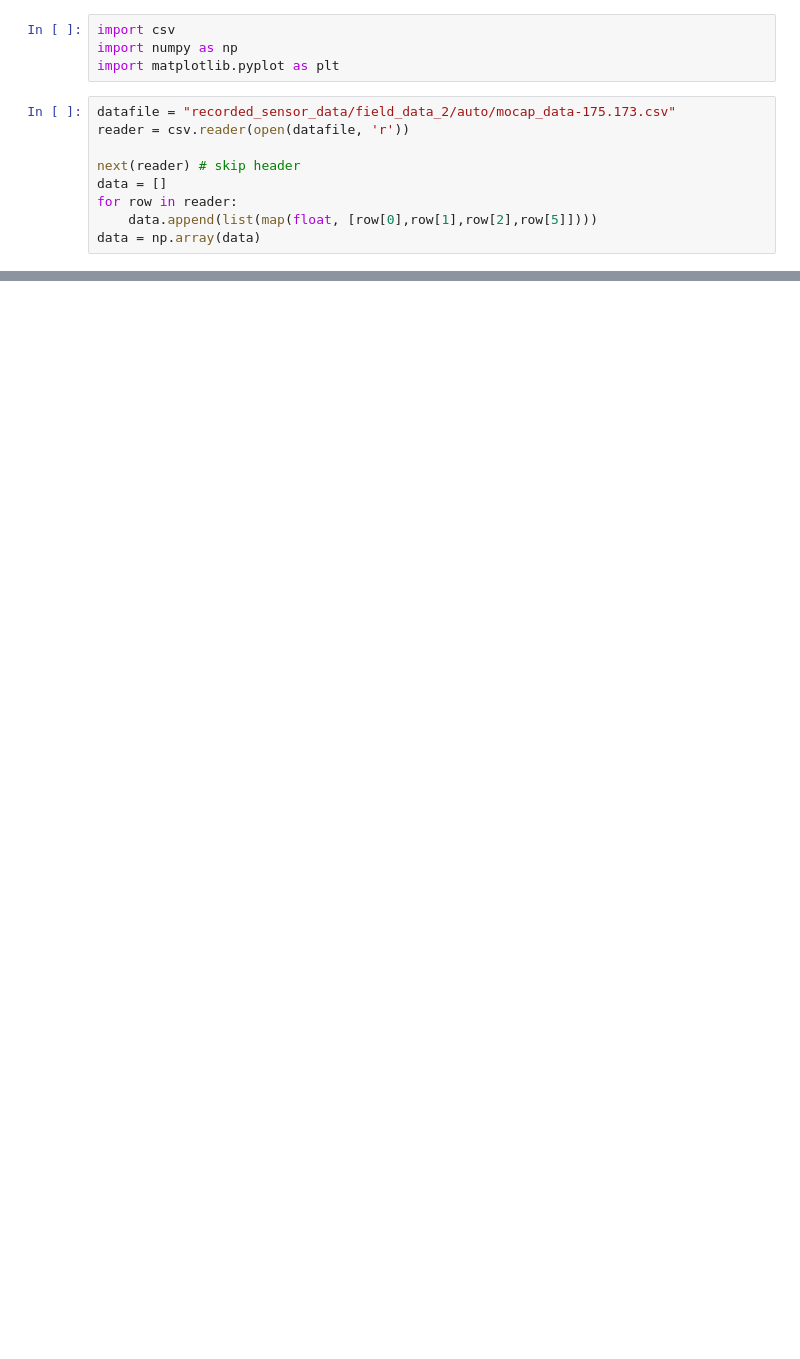
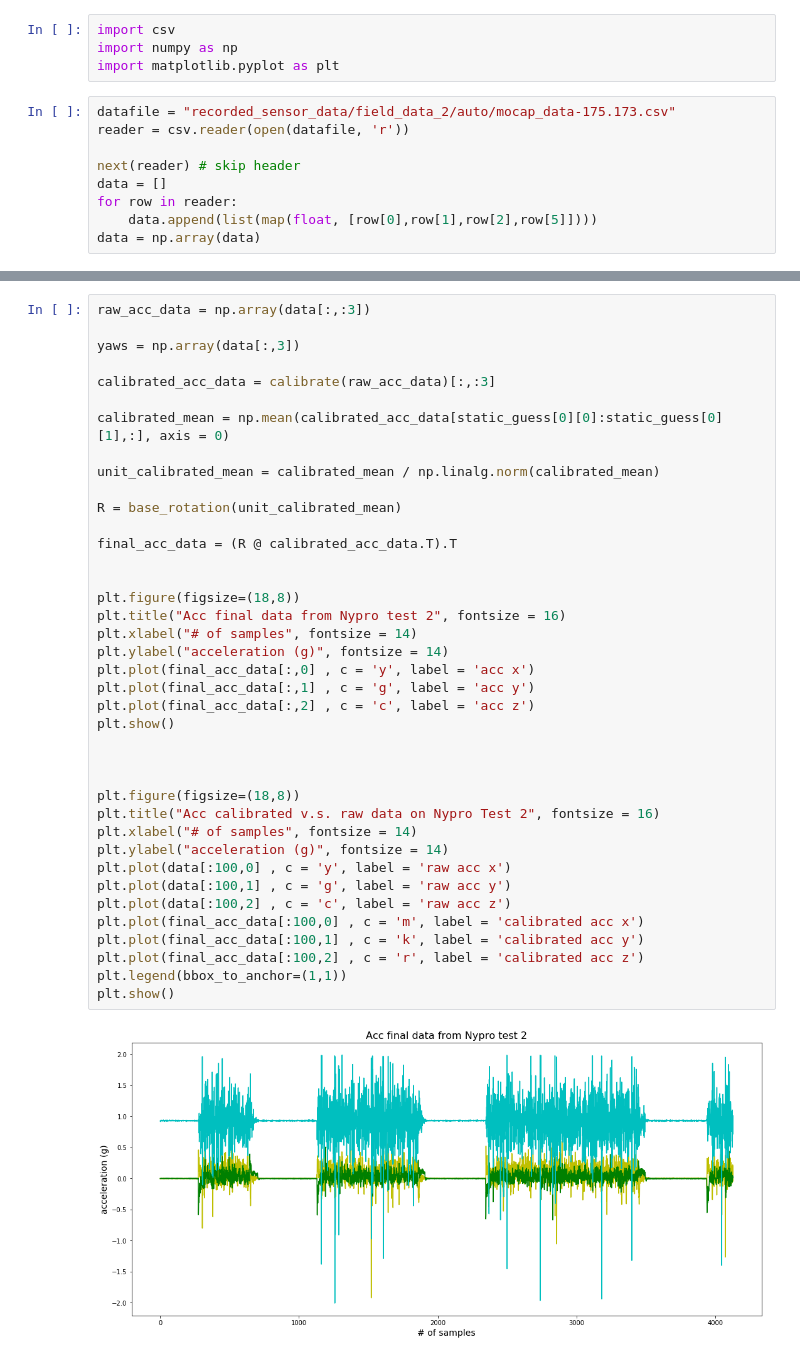
Before and after one commit to PHIL-MQP/phil, a Jupyter notebook: python/notebooks/Field Trip IMU Drift.ipynb, the cells around one changed output, grey strips where cells are left out. Drawn from its saved outputs; the diff is of its cells as text; blank space fills up the shorter version.

```diff
--- a/python/notebooks/Field Trip IMU Drift.ipynb
+++ b/python/notebooks/Field Trip IMU Drift.ipynb
@@ -51,0 +138,41 @@ plt.show()
+# %%
+raw_acc_data = np.array(data[:,:3])
+
+yaws = np.array(data[:,3])
+
+calibrated_acc_data = calibrate(raw_acc_data)[:,:3]
+
+calibrated_mean = np.mean(calibrated_acc_data[static_guess[0][0]:static_guess[0][1],:], axis = 0)
+
+unit_calibrated_mean = calibrated_mean / np.linalg.norm(calibrated_mean)
+
+R = base_rotation(unit_calibrated_mean)
+
+final_acc_data = (R @ calibrated_acc_data.T).T
+
+
+plt.figure(figsize=(18,8))
+plt.title("Acc final data from Nypro test 2", fontsize = 16)
+plt.xlabel("# of samples", fontsize = 14)
+plt.ylabel("acceleration (g)", fontsize = 14)
+plt.plot(final_acc_data[:,0] , c = 'y', label = 'acc x')
+plt.plot(final_acc_data[:,1] , c = 'g', label = 'acc y')
+plt.plot(final_acc_data[:,2] , c = 'c', label = 'acc z')
+plt.show()
+
+
+
+plt.figure(figsize=(18,8))
+plt.title("Acc calibrated v.s. raw data on Nypro Test 2", fontsize = 16)
+plt.xlabel("# of samples", fontsize = 14)
+plt.ylabel("acceleration (g)", fontsize = 14)
+plt.plot(data[:100,0] , c = 'y', label = 'raw acc x')
+plt.plot(data[:100,1] , c = 'g', label = 'raw acc y')
+plt.plot(data[:100,2] , c = 'c', label = 'raw acc z')
+plt.plot(final_acc_data[:100,0] , c = 'm', label = 'calibrated acc x')
+plt.plot(final_acc_data[:100,1] , c = 'k', label = 'calibrated acc y')
+plt.plot(final_acc_data[:100,2] , c = 'r', label = 'calibrated acc z')
+plt.legend(bbox_to_anchor=(1,1))
+plt.show()
+# %% [output]
+[figure, added]
```
Also changed, not shown: parts of 5 cells of this notebook, 1 other file.
